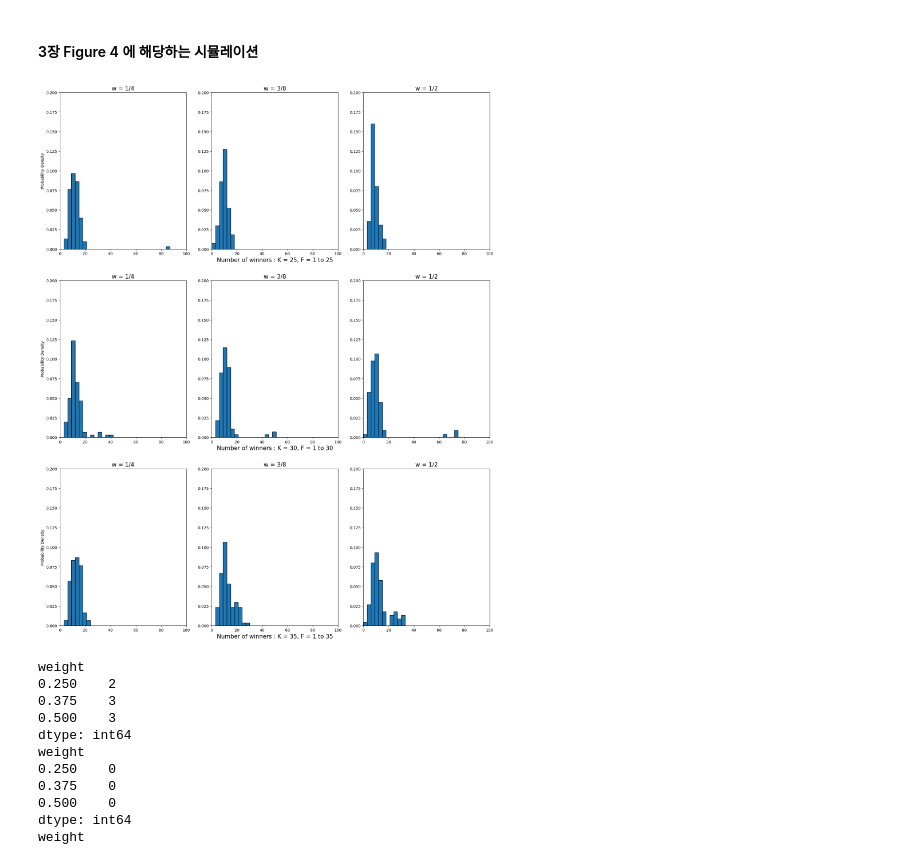
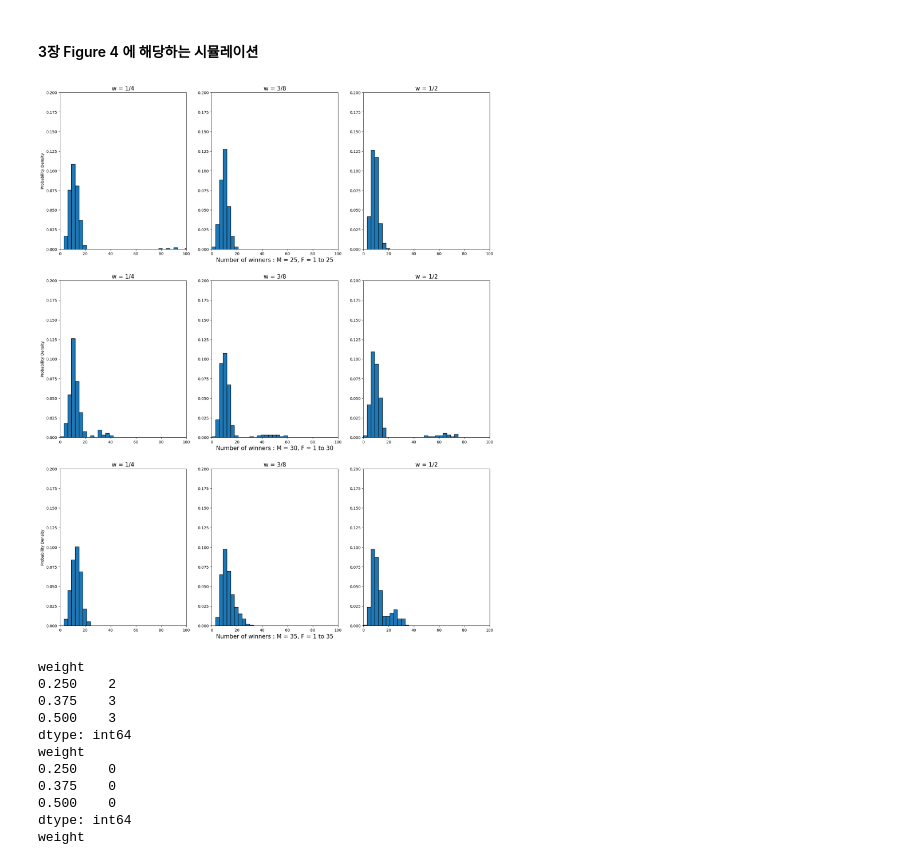
Before and after one commit to woozins/lottery, a Jupyter notebook: lottery_distribute/lottery_secret_code.ipynb, the cells around one changed output. Saved outputs shown, nothing was run; the diff lists cells and outputs as text; code cells hidden in the pictures.

```diff
--- a/lottery_distribute/lottery_secret_code.ipynb
+++ b/lottery_distribute/lottery_secret_code.ipynb
@@ -305,7 +305,7 @@ def extract_data_from_file(file_path):
 
     return pd.DataFrame(extracted_data)
 # %%
-raw_data = extract_data_from_file('result.txt')
+raw_data = extract_data_from_file('result_original.txt')
 
 data35 = raw_data[raw_data.type == 35]
 data30 = raw_data[raw_data.type == 30]
@@ -317,20 +317,20 @@ data25_pivoted = pd.pivot(data = data25, index = 'd', columns='weight', values =
 # %%
 titles = ['1/4', '3/8', '1/2']
 datas = [data25_pivoted, data30_pivoted, data35_pivoted]
-xlabels = ['K = 25, F = 1 to 25', 'K = 30, F = 1 to 30', 'K = 35, F = 1 to 35']
+xlabels = ['M = 25, F = 1 to 25', 'M = 30, F = 1 to 30', 'M = 35, F = 1 to 35']
 fig, ax = plt.subplots(3,3, figsize = (20,25))
 
 bins = np.arange(0,200,3)
 for k, data in enumerate(datas):
     for i, column in enumerate(data.columns):
         ax[k, i].hist(x = data[column], bins=bins, density = True, edgecolor = 'black')
         ax[k, i].set_title(f"w = {titles[i]}", fontsize = 15)
         ax[k, 1].set_xlabel(f'Number of winners : {xlabels[k]}', fontsize = 15)
         ax[k, 0].set_ylabel('Probability Density')
         ax[k, i].set_xlim(0,100)
         ax[k, i].set_ylim(0, 0.2)
 # %% [output]
-[figure, old version]
+[figure, new version]
 # %%
 print((data25_pivoted > 100).sum())
 print((data30_pivoted > 100).sum())
```
Also changed, not shown: parts of 5 cells of this notebook, 19 other files.
